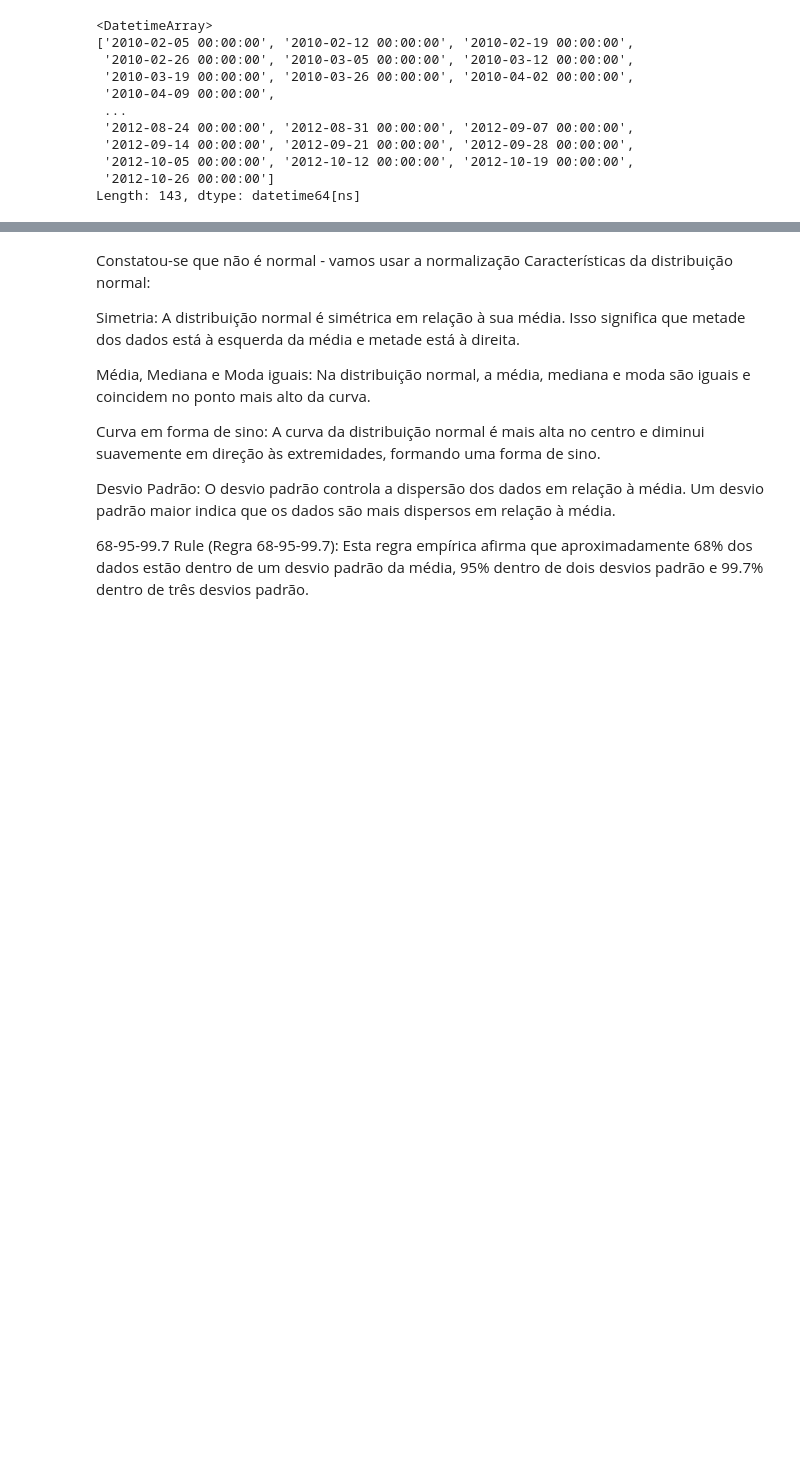
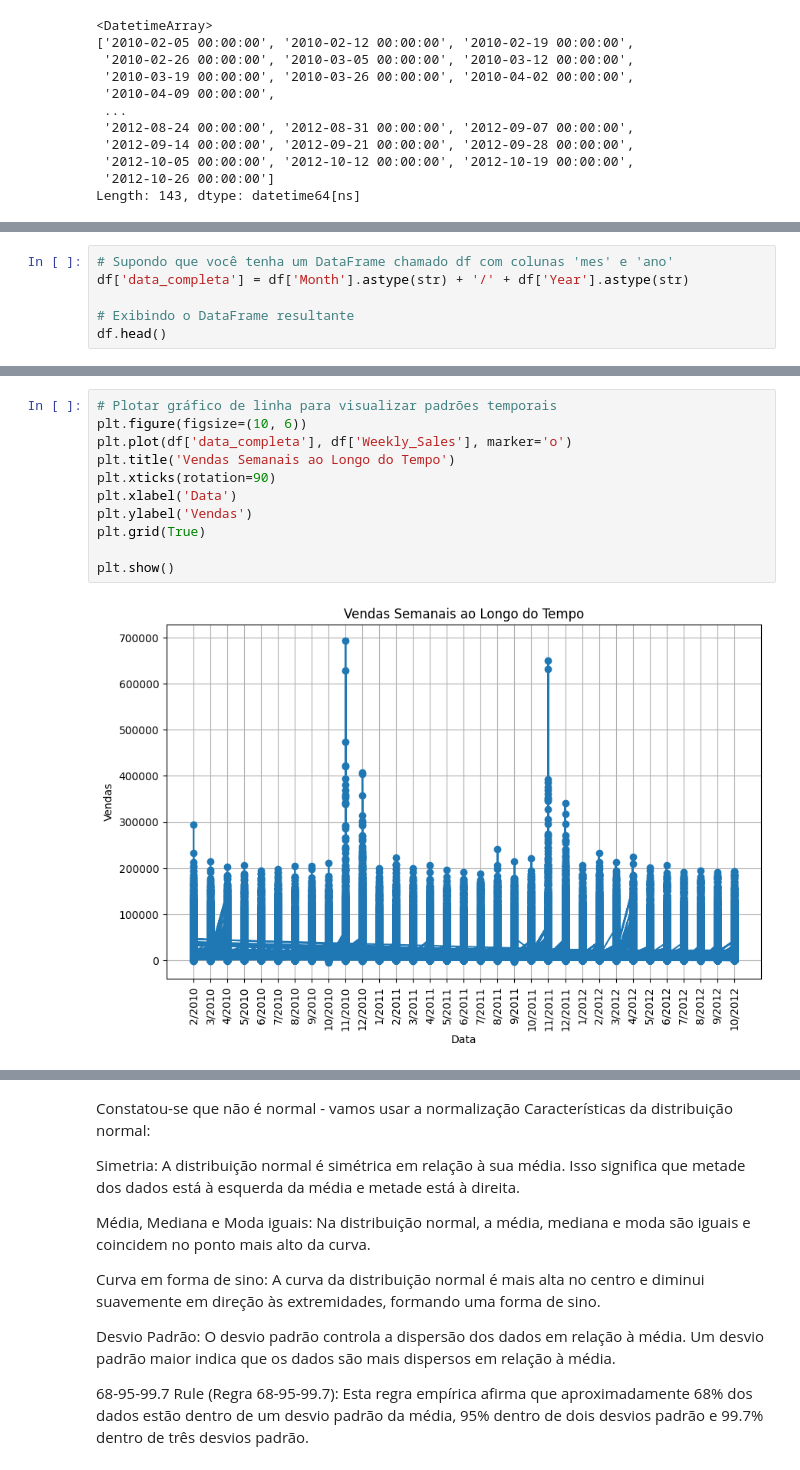
Before and after one commit to nataliaartilha/Case-IA, a Jupyter notebook: case_ia.ipynb, the cells around one changed output, grey strips where cells are left out. Drawn from its saved outputs; the diff is of its cells as text; blank space fills up the shorter version.

```diff
--- a/case_ia.ipynb
+++ b/case_ia.ipynb
@@ -499,3 +508,9 @@ df.head()
 | 2 | 1 | 3 | 2010-02-05 | 13740.12 | 42.31 | 2.572 | NaN | NaN | NaN | ... |
 | 3 | 1 | 4 | 2010-02-05 | 39954.04 | 42.31 | 2.572 | NaN | NaN | NaN | ... |
 | 4 | 1 | 5 | 2010-02-05 | 32229.38 | 42.31 | 2.572 | NaN | NaN | NaN | ... |
+# %%
+# Supondo que você tenha um DataFrame chamado df com colunas 'mes' e 'ano'
+df['data_completa'] = df['Month'].astype(str) + '/' + df['Year'].astype(str)
+
+# Exibindo o DataFrame resultante
+df.head()
@@ -501,0 +525,13 @@ df.head()
+# %%
+# Plotar gráfico de linha para visualizar padrões temporais
+plt.figure(figsize=(10, 6))
+plt.plot(df['data_completa'], df['Weekly_Sales'], marker='o')
+plt.title('Vendas Semanais ao Longo do Tempo')
+plt.xticks(rotation=90)
+plt.xlabel('Data')
+plt.ylabel('Vendas')
+plt.grid(True)
+
+plt.show()
+# %% [output]
+[figure, added]
```
Also changed, not shown: parts of 13 cells of this notebook.
